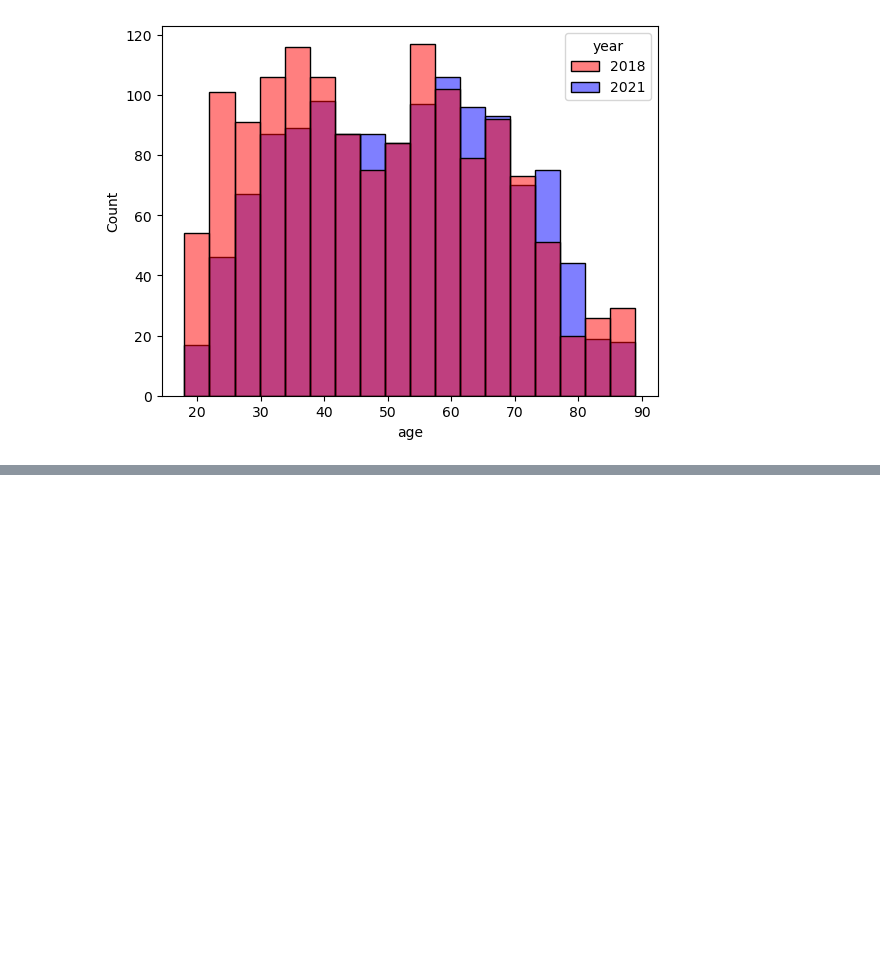
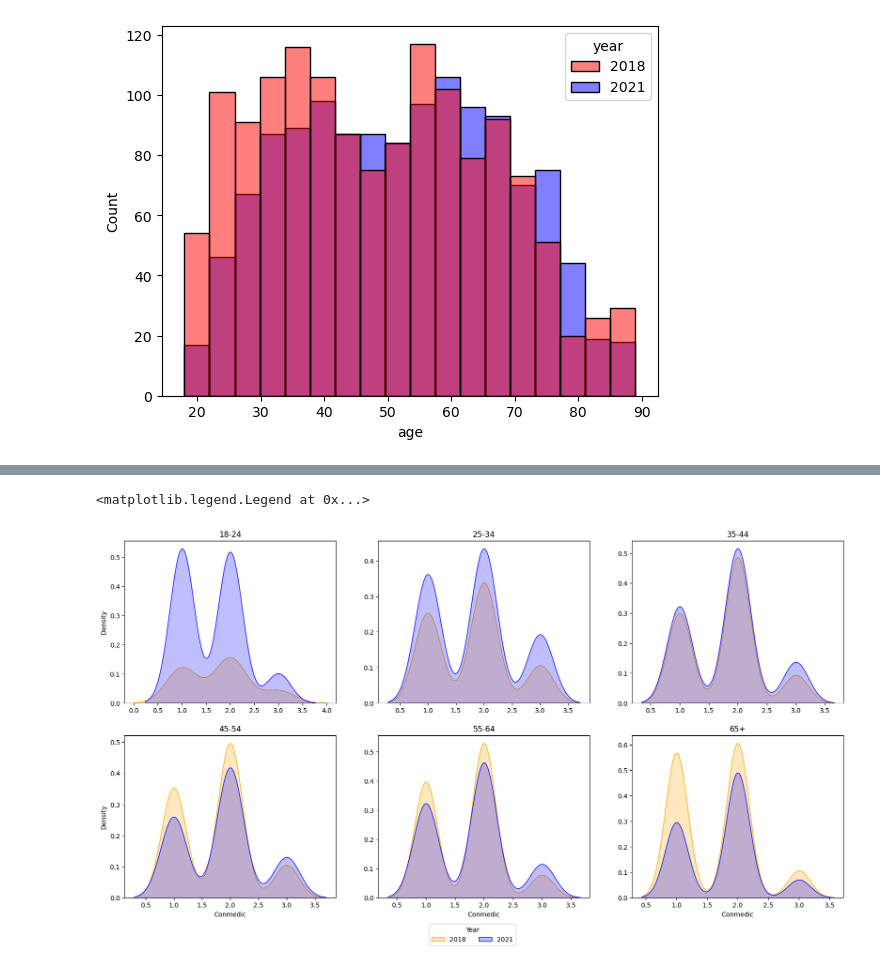
Before and after one commit to jacqueline-chao/project-1, a Jupyter notebook: src/data_viz.ipynb, the cells around one changed output, grey strips where cells are left out. Cells and saved outputs as stored; diff of their text form; code cells hidden in the pictures; blank space fills up the shorter version.

```diff
--- a/src/data_viz.ipynb
+++ b/src/data_viz.ipynb
@@ -262,0 +363,24 @@ sns.histplot(data = df, x='age', hue='year', palette=['red', 'blue'])
+# %%
+
+age_groups = sorted(df.age_group.dropna().unique())
+fig, axs = plt.subplots(nrows = 2, ncols = 3, figsize = (20, 10))
+
+for i, group in enumerate(age_groups):
+    row = i//3
+    col = i%3
+
+    plot = sns.kdeplot(data=df[df['age_group']==group], x='conmedic', hue='year', hue_order = [2018, 2021], palette=['blue', 'orange'], ax = axs[row][col], fill = True, legend=False)
+
+    axs[row][col].set_xlabel("")
+    axs[row][col].set_ylabel("")
+    axs[row][col].set_title(f"{group}")
+
+    if row==1:
+        axs[row][col].set_xlabel("Conmedic")
+    if col==0:
+        axs[row][col].set_ylabel("Density")
+
+plt.figlegend([2018, 2021], title='Year', loc='lower center', bbox_to_anchor=(0.5, 0), ncol=2)
+# %% [output]
+<matplotlib.legend.Legend at 0x...>
+[figure, added]
```
Also changed, not shown: parts of 27 cells of this notebook.
